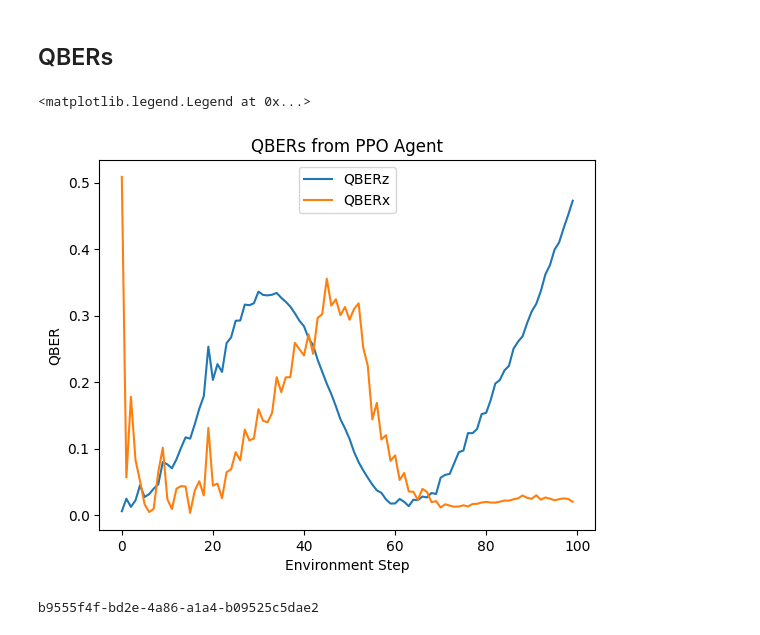
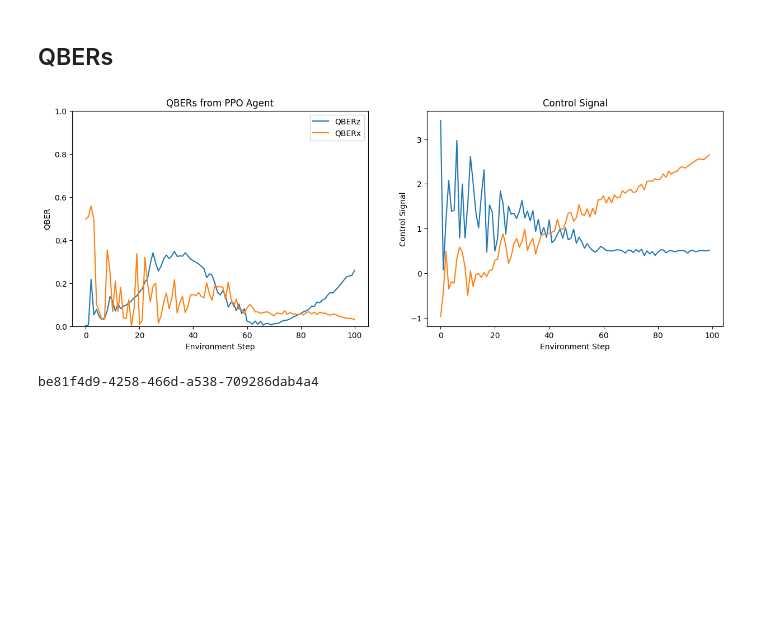
Before and after one commit to callmechristian/qnctrl, a Jupyter notebook: RL_PPO_continous.ipynb, the cells around one changed output. Drawn from its saved outputs; the diff is of its cells as text; code cells hidden in the pictures; blank space fills up the shorter version.

```diff
--- a/RL_PPO_continous.ipynb
+++ b/RL_PPO_continous.ipynb
@@ -59,6 +62,7 @@ RENDER = False
 env = SimpleControlledFixedEnv(noise_model='sinusoidal', sinusoidal_components=1, seed = ENV_SEED, reward_type=ENV_REWARD_TYPE)
 # env.max_t = 2
 env.delta_t = ENV_DELTA_T
+env.setting_state_with_time = ENV_STATE_WITH_TIME
 env.fixed_error_ctrl_pump = [0, 0, 0, 0]
 env.fixed_error_ctrl_alice = [0, 0, 0, 0]
 env.fixed_error_ctrl_bob = [0, 0, 0, 0]
@@ -184,8 +231,12 @@ def sample_action(observation):
         action: The sampled action.
         log_prob: The log probability of the action under the Gaussian policy.
     """
-    mean, std_dev = actor(observation)
+    mean1, std_dev1, mean2, std_dev2 = actor(observation)
+    mean = tf.stack([mean1, mean2], axis=1)
+    std_dev = tf.stack([std_dev1, std_dev2], axis=1)
+
     actions = mean + tf.random.normal(tf.shape(mean)) * std_dev
+    print(actions)
     return actions, logprobabilities(mean, std_dev, actions)
 
 def logprobabilities(mean, std_dev, action):
@@ -256,8 +307,7 @@ value_optimizer = keras.optimizers.Adam(learning_rate=VALUE_FUNCTION_LEARNING_RA
 # Initialize the episode return and episode length
 episode_return, episode_length = 0, 0
 prev_observation, _ = env.reset()
-prev_observation.append(env.get_info())
 # for latency
-if isinstance(prev_observation[0], list):
-    prev_observation = np.concatenate(prev_observation).flatten().tolist()
+
+print(prev_observation)
 # %% [output]
@@ -460,59 +516,62 @@ plt.savefig(plot_filename)
 ## QBERs
 # %%
 done = False
-# env = reinit_env()
 prev_observation, _ = env.reset()
-prev_observation.append(env.get_info())
 episode_return, episode_length = 0, 0
-______plot_qbers = []
 
 final_rewards = []
+ctrl_signal = []
 
 while not done:
     # Convert observation to tensor and expand dimensions for the model
-    if isinstance(prev_observation[0], list):
+    if isinstance(prev_observation, list):
         prev_observation = np.concatenate(prev_observation).flatten().tolist()
     prev_observation = tf.expand_dims(tf.convert_to_tensor(prev_observation), 0)
 
     # Sample action from the current policy
     action, log_prob = sample_action(prev_observation)
     env_actions_converted = action[0].numpy()
+    ctrl_signal.append(env_actions_converted)
 
     # automatically fill alice actions
     a_alice = np.zeros(4)
     for i, ac in enumerate(env_actions_converted):
         a_alice[i] = ac
 
     # Take a step in the environment
     observation_new, reward, done = env.step(a_alice=a_alice)
 
-    ______plot_qbers.append(observation_new)
 
     episode_return += reward
     episode_length += 1
 
     # Update observation
     prev_observation=[]
     prev_observation = observation_new.copy()
-    prev_observation.append(env.get_info())
 
-fig = plt.figure()
-plt.clf()
-plt.title('QBERs from PPO Agent')
-plt.plot(______plot_qbers)
-plt.ylabel('QBER')
-plt.xlabel('Environment Step')
-plt.legend(["QBERz", "QBERx"])
+fig, ax = plt.subplots(1,2)
+fig.set_size_inches(15, 5)
+ax[0].set_ylim(0, 1)
+ax[0].set_title('QBERs from PPO Agent')
+ax[0].plot(env.qber_history)
+ax[0].set_ylabel('QBER')
+ax[0].set_xlabel('Environment Step')
+ax[0].legend(["QBERz", "QBERx"])
+
+ax[1].set_title('Control Signal')
+ax[1].plot(ctrl_signal)
+ax[1].set_ylabel('Control Signal')
+ax[1].set_xlabel('Environment Step')
+plt.show()
 # %% [output]
-<matplotlib.legend.Legend at 0x...>
-[figure, old version]
+[figure, new version]
 # %%
 # Save the plot
 plot_filename = f"{save_dir}{uid}_QBERS.png"
 fig.savefig(plot_filename)
 print(uid)
 # %% [output]
-b9555f4f-bd2e-4a86-a1a4-b09525c5dae2
+be81f4d9-4258-466d-a538-709286dab4a4
 # %%
 # fig_baseline
 # # Save the baseline plot
```
Also changed, not shown: parts of 8 cells of this notebook, 50 other files.
